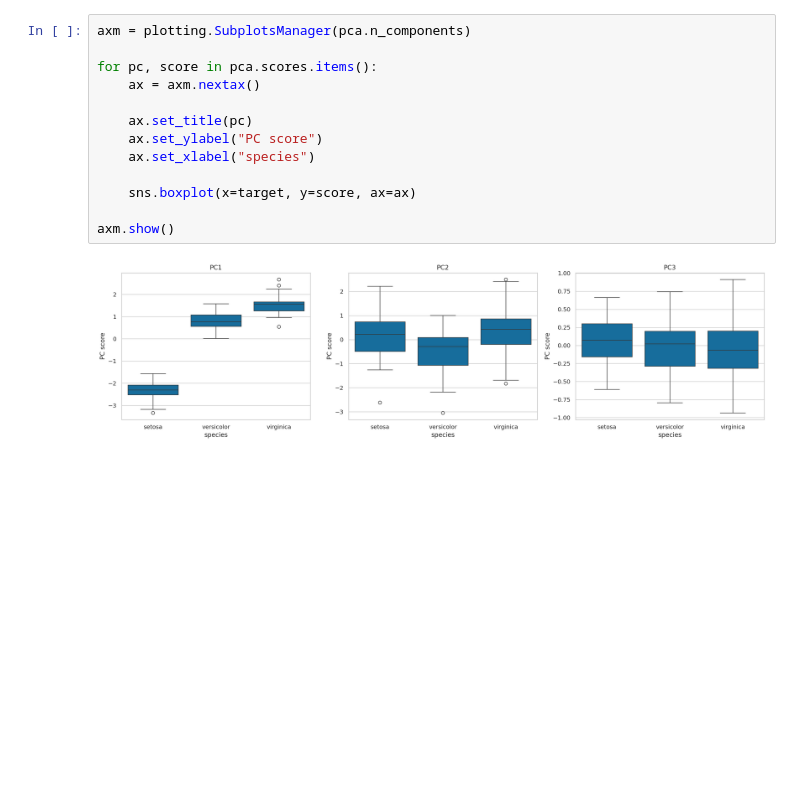
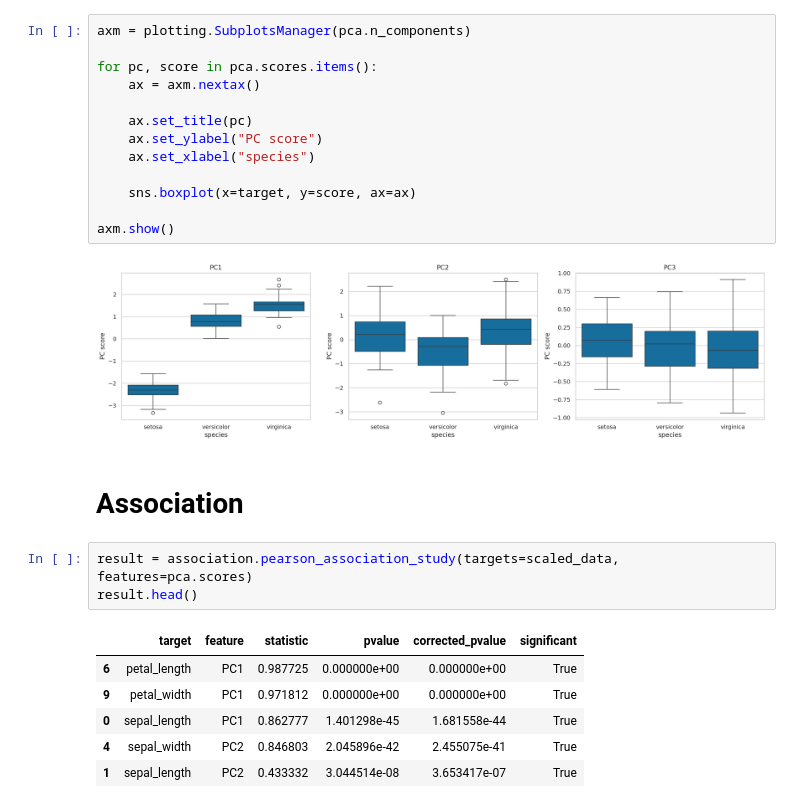
Before and after one commit to kirilledition/pykirill, a Jupyter notebook: documentation/showcase.ipynb, the cells around one changed output. Cells and saved outputs as stored; diff of their text form; blank space fills up the shorter version.

Commit message:
add changes to association, update documentation

```diff
--- a/documentation/showcase.ipynb
+++ b/documentation/showcase.ipynb
@@ -50,3 +68,15 @@ for pc, score in pca.scores.items():
 axm.show()
 # %% [output]
 [figure]
+# %% [markdown]
+# Association
+# %%
+result = association.pearson_association_study(targets=scaled_data, features=pca.scores)
+result.head()
+# %% [output]
+|  | target | feature | statistic | pvalue | corrected_pvalue | significant |
+| 6 | petal_length | PC1 | 0.987725 | 0.000000e+00 | 0.000000e+00 | True |
+| 9 | petal_width | PC1 | 0.971812 | 0.000000e+00 | 0.000000e+00 | True |
+| 0 | sepal_length | PC1 | 0.862777 | 1.401298e-45 | 1.681558e-44 | True |
+| 4 | sepal_width | PC2 | 0.846803 | 2.045896e-42 | 2.455075e-41 | True |
+| 1 | sepal_length | PC2 | 0.433332 | 3.044514e-08 | 3.653417e-07 | True |
```
Also changed, not shown: parts of 2 cells of this notebook, 3 other files.
